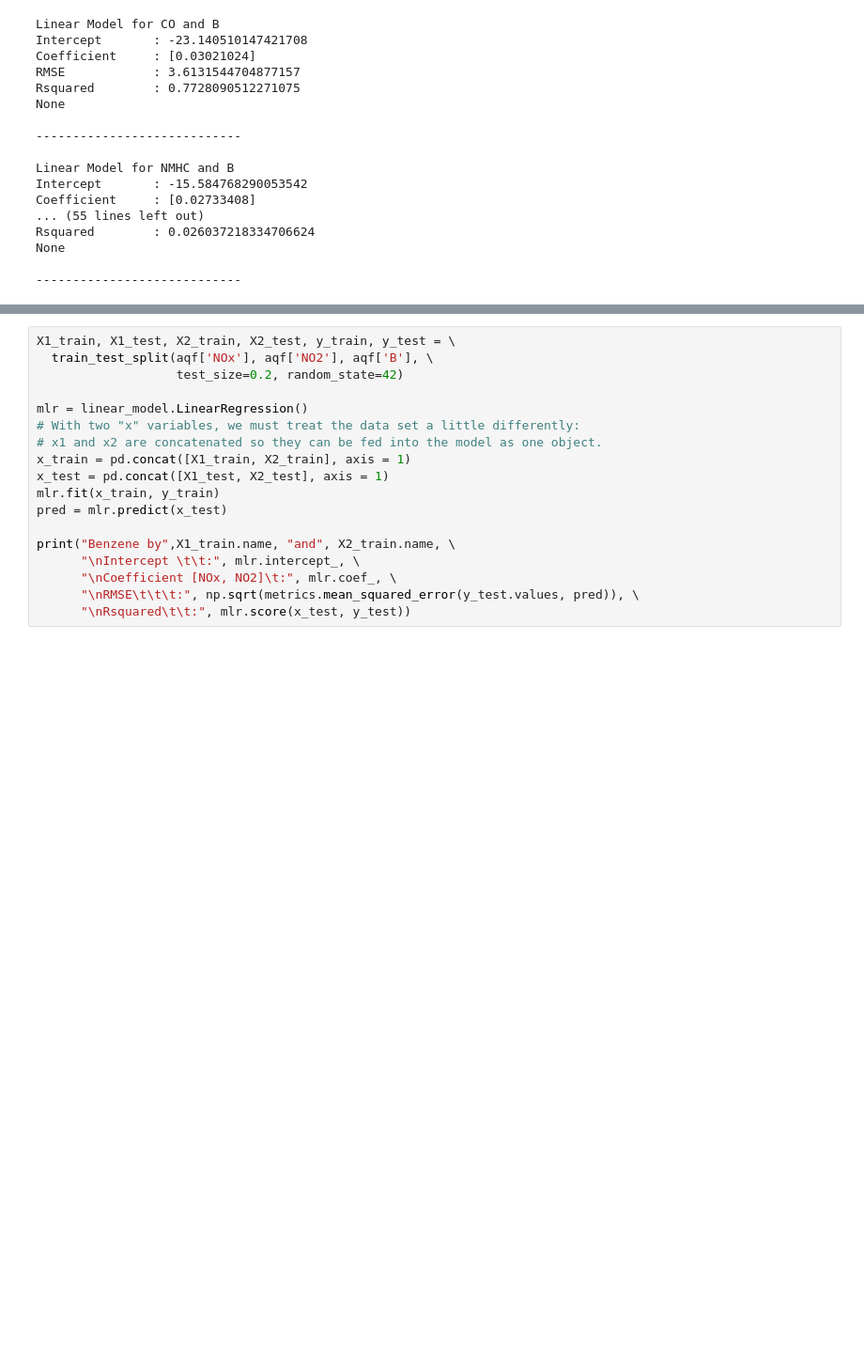
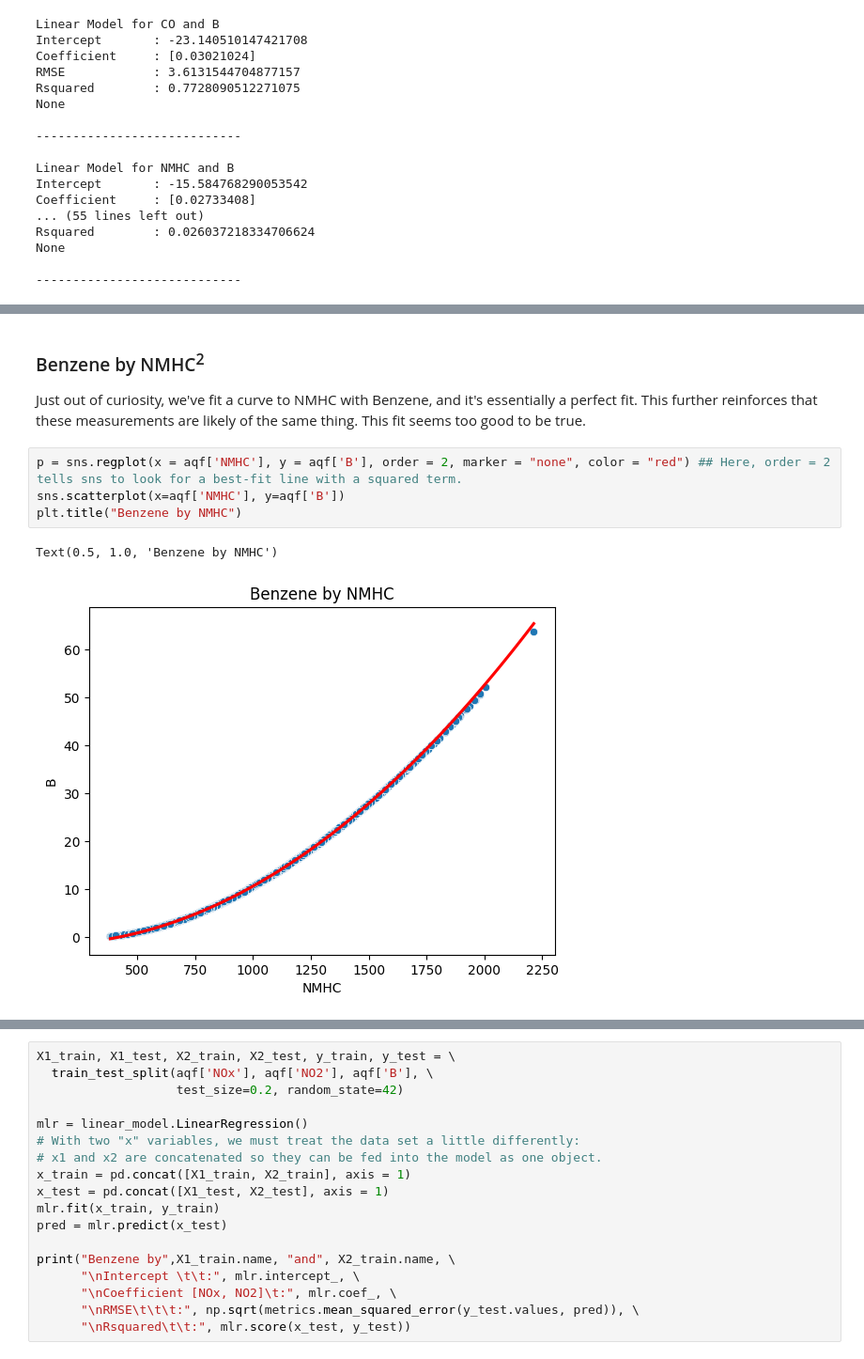
Before and after one commit to tort-cam/ST-554-P1, a Jupyter notebook: Task2/ST554Proj1EDA.ipynb, the cells around one changed output, grey strips where cells are left out. Shown at 94% size. Saved outputs shown, nothing was run; the diff lists cells and outputs as text; blank space fills up the shorter version.

Commit message:
Final version! All done (I hope) Thought of some new ways to look at the data!

```diff
--- a/Task2/ST554Proj1EDA.ipynb
+++ b/Task2/ST554Proj1EDA.ipynb
@@ -302,0 +326,10 @@ None
+# %% [markdown]
+### Benzene by NMHC<sup>2</sup>
+Just out of curiosity, we've fit a curve to NMHC with Benzene, and it's essentially a perfect fit. This further reinforces that these measurements are likely of the same thing. This fit seems too good to be true.
+# %%
+p = sns.regplot(x = aqf['NMHC'], y = aqf['B'], order = 2, marker = "none", color = "red") ## Here, order = 2 tells sns to look for a best-fit line with a squared term.
+sns.scatterplot(x=aqf['NMHC'], y=aqf['B'])
+plt.title("Benzene by NMHC")
+# %% [output]
+Text(0.5, 1.0, 'Benzene by NMHC')
+[figure, added]
```
Also changed, not shown: parts of 27 cells of this notebook.
